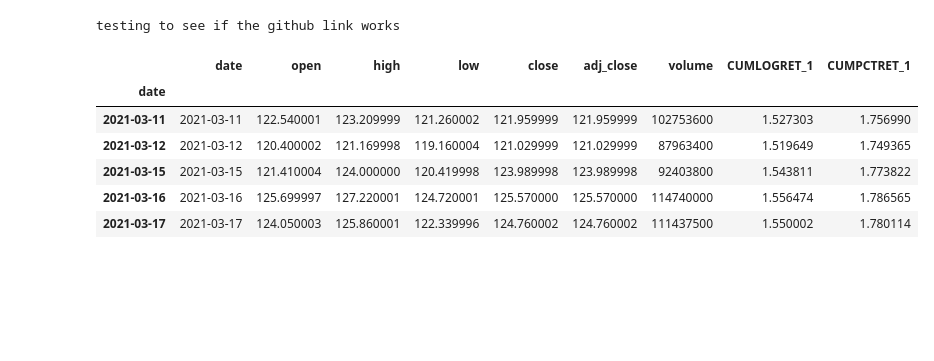
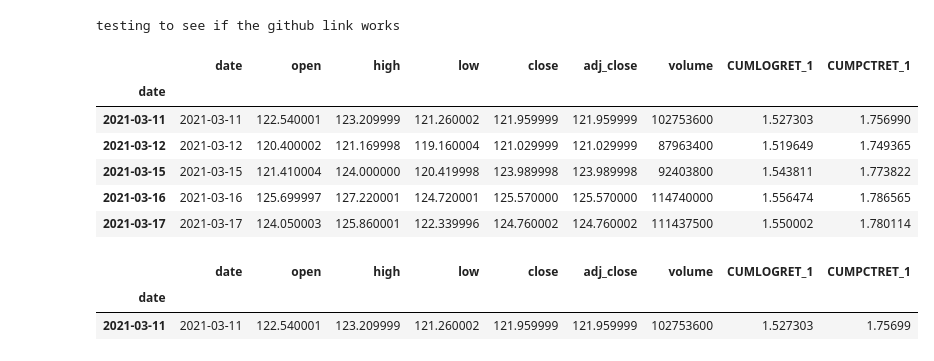
Before and after one commit to lukewbecker/algo-trading-training, a Jupyter notebook: goat_data.ipynb, the cells around one changed output. Saved outputs shown, nothing was run; the diff lists cells and outputs as text; code cells hidden in the pictures; blank space fills up the shorter version.

Commit message:
updates to dataframes

```diff
--- a/goat_data.ipynb
+++ b/goat_data.ipynb
@@ -421,3 +425,9 @@ df.tail()
 | 2021-03-17 | 2021-03-17 | 124.050003 | 125.860001 | 122.339996 | 124.760002 | 124.760002 | 111437500 | 1.550002 | 1.780114 |
 # %%
 # Testing out PnL
+# %%
+df[df.date == '2021-03-11']
+# %% [output]
+|  | date | open | high | low | close | adj_close | volume | CUMLOGRET_1 | CUMPCTRET_1 |
+| date |  |  |  |  |  |  |  |  |  |
+| 2021-03-11 | 2021-03-11 | 122.540001 | 123.209999 | 121.260002 | 121.959999 | 121.959999 | 102753600 | 1.527303 | 1.75699 |
```
Also changed, not shown: parts of 4 cells of this notebook.
